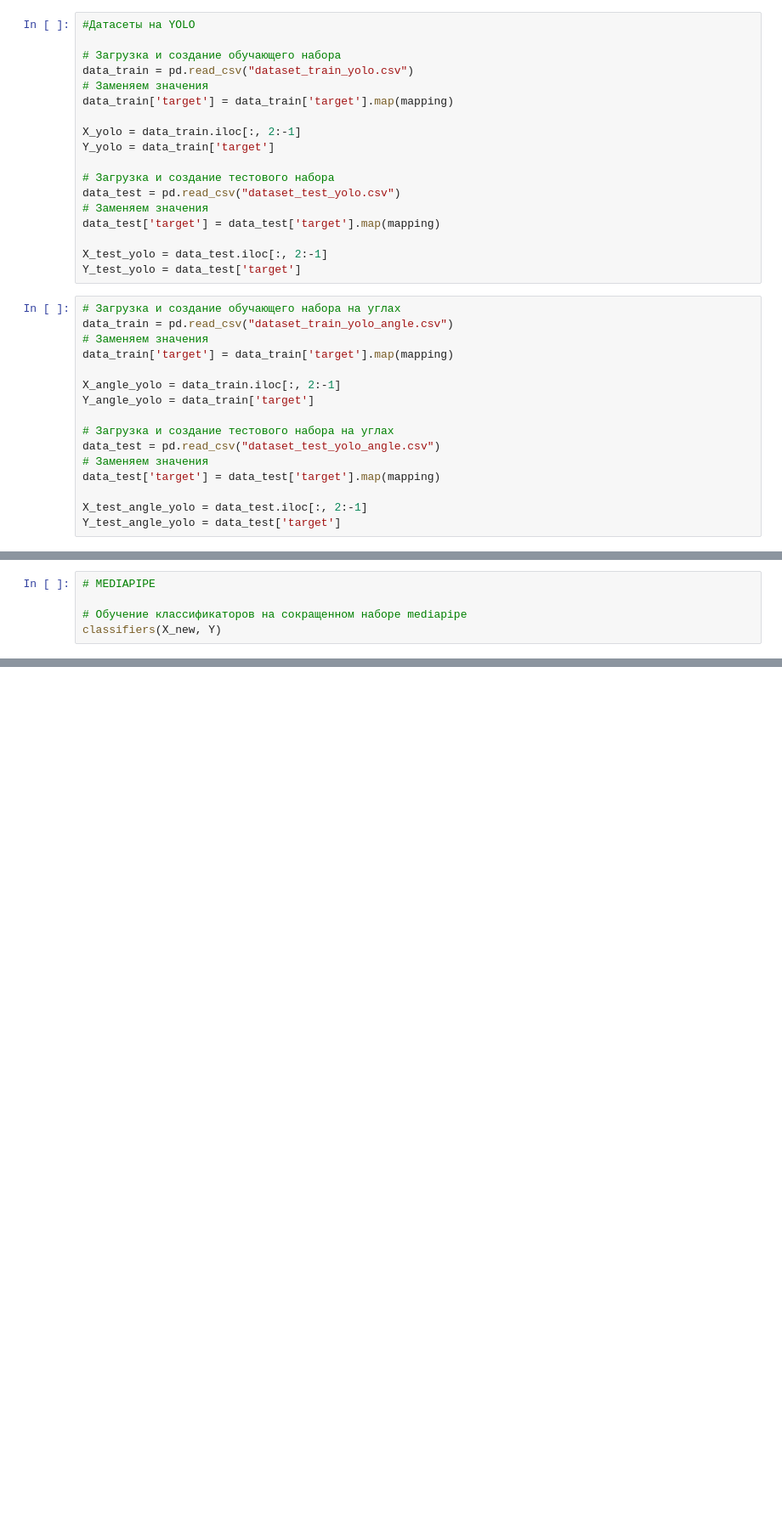
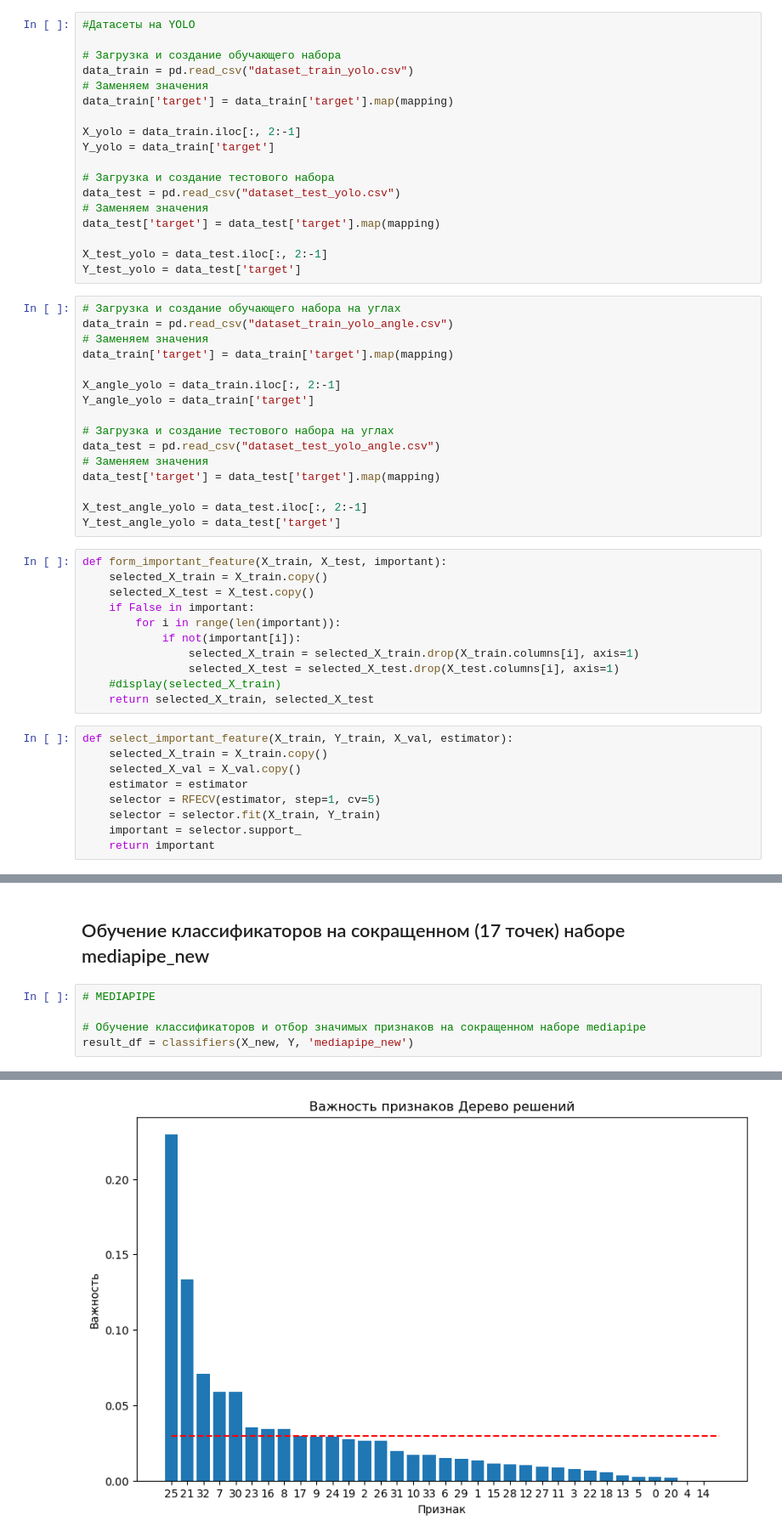
Before and after one commit to FessDemon/cours_pr, a Jupyter notebook: Классификаторы.ipynb, the cells around one changed output, grey strips where cells are left out. Shown at 85% size. Drawn from its saved outputs; the diff is of its cells as text; blank space fills up the shorter version.

Commit message:
update Классификаторы.ipynb, Классификатор на лучшей модели.ipynb

```diff
--- a/Классификаторы.ipynb
+++ b/Классификаторы.ipynb
@@ -110,4 +121,24 @@ data_test['target'] = data_test['target'].map(mapping)
 
 X_test_angle_yolo = data_test.iloc[:, 2:-1]
 Y_test_angle_yolo = data_test['target']
+# %%
+def form_important_feature(X_train, X_test, important):
+    selected_X_train = X_train.copy()
+    selected_X_test = X_test.copy()
+    if False in important:
+        for i in range(len(important)):
+            if not(important[i]):
+                selected_X_train = selected_X_train.drop(X_train.columns[i], axis=1)
+                selected_X_test = selected_X_test.drop(X_test.columns[i], axis=1)
+    #display(selected_X_train)
+    return selected_X_train, selected_X_test
+# %%
+def select_important_feature(X_train, Y_train, X_val, estimator):
+    selected_X_train = X_train.copy()
+    selected_X_val = X_val.copy()
+    estimator = estimator
+    selector = RFECV(estimator, step=1, cv=5)
+    selector = selector.fit(X_train, Y_train)
+    important = selector.support_
+    return important
 # %%
@@ -313,7 +553,9 @@ def optimal_arh(X, y, names_classifiers):
+# %% [markdown]
+## Обучение классификаторов на сокращенном (17 точек) наборе mediapipe_new ##
 # %%
 # MEDIAPIPE
 
-# Обучение классификаторов на сокращенном наборе mediapipe
-classifiers(X_new, Y)
+# Обучение классификаторов и отбор значимых признаков на сокращенном наборе mediapipe
+result_df = classifiers(X_new, Y, 'mediapipe_new')
 # %% [output]
 Размеры выборок:
@@ -335,0 +578 @@ AdaBoost                       0.618065             0.525773
+[figure, added]
```
Also changed, not shown: parts of 36 cells of this notebook, 2 other files.
